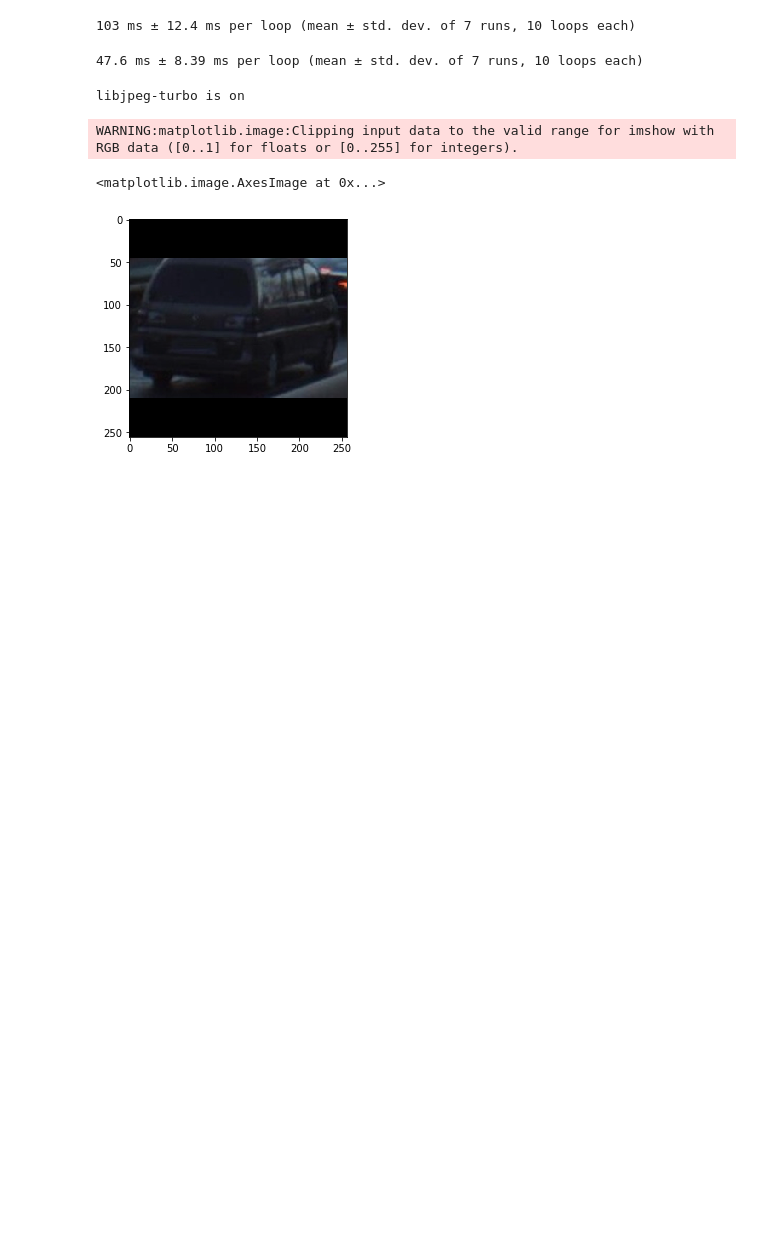
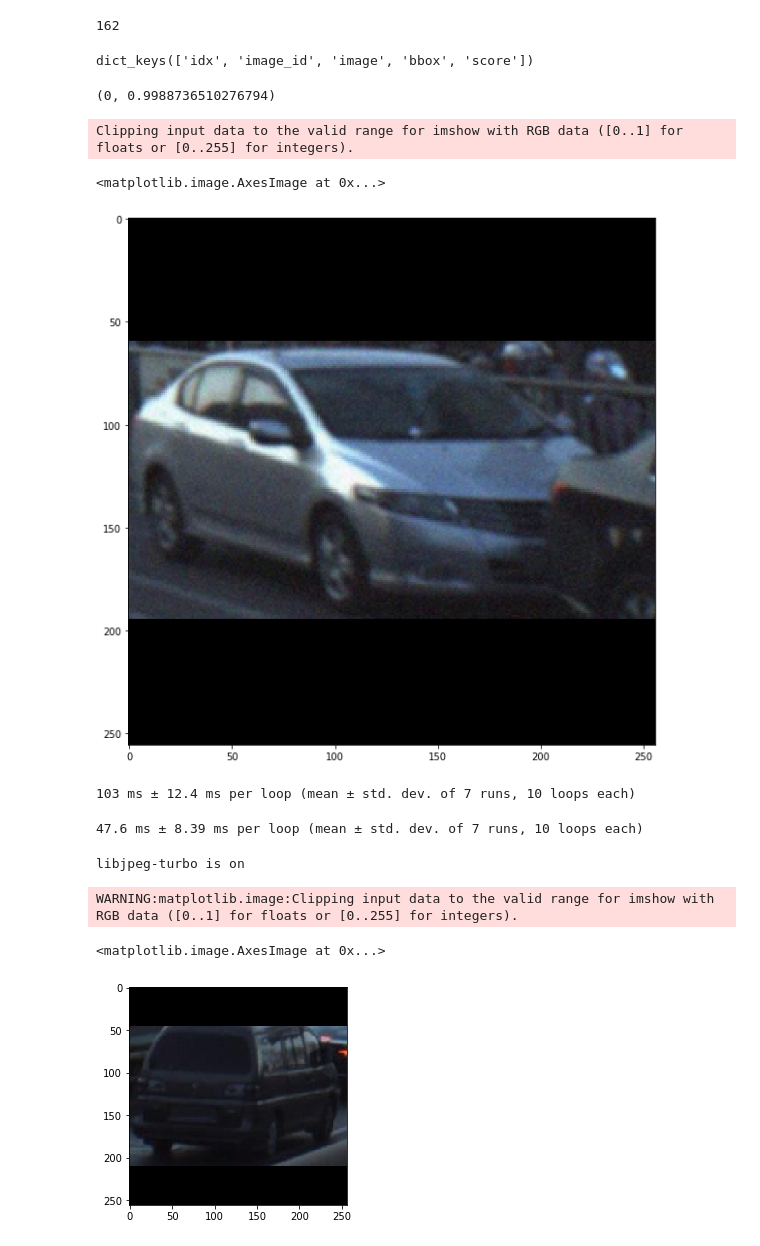
Before and after one commit to ivbelkin/pku-autonomous-driving, a Jupyter notebook: notebooks/fast_dataload.ipynb, the cells around one changed output. Drawn from its saved outputs; the diff is of its cells as text; code cells hidden in the pictures; blank space fills up the shorter version.

```diff
--- a/notebooks/fast_dataload.ipynb
+++ b/notebooks/fast_dataload.ipynb
@@ -3,0 +7,9 @@ from dataset import PKUJsonDataset
+# %%
+test_ds = D.PKUSingleObjectTestDataset(
+    json_image_info=cfg.TEST_IMAGE_INFO_JSON,
+    json_detections=cfg.TEST_DETECTIONS,
+    json_annotations=os.path.join(cfg.CV_DIR, 'fold-1', 'train_objects_both_train.json'),
+    images_dir=cfg.TEST_IMAGES,
+    masks_dir=cfg.TEST_IGNORE_MASKS,
+    prepare_sample_fn=D.prepare_test_sample_fn_v1
+)
@@ -3,0 +37,14 @@ from dataset import PKUJsonDataset
+# %%
+len(set(old).intersection(new))
+# %% [output]
+162
+# %%
+r = test_ds[2]
+# %%
+r.keys()
+# %% [output]
+dict_keys(['idx', 'image_id', 'image', 'bbox', 'score'])
+# %%
+r['image_id'], r['score']
+# %% [output]
+(0, 0.9988736510276794)
@@ -4,3 +54,10 @@ from dataset import PKUJsonDataset
+# %%
+plt.figure(figsize=[15, 10])
+plt.imshow((np.transpose(r["image"].numpy(), (1, 2, 0)) * np.array([0.229, 0.224, 0.225]) + np.array([0.485, 0.456, 0.406])))
+# %% [output]
+Clipping input data to the valid range for imshow with RGB data ([0..1] for floats or [0..255] for integers).
+<matplotlib.image.AxesImage at 0x...>
+[figure, added]
 # %%
 ds = PKUJsonDataset(cfg.TRAIN_OBJECTS_BOTH_JSON, cfg.TRAIN_IMAGES)
 # %%
```
Also changed, not shown: parts of 8 cells of this notebook, 10 other files.
